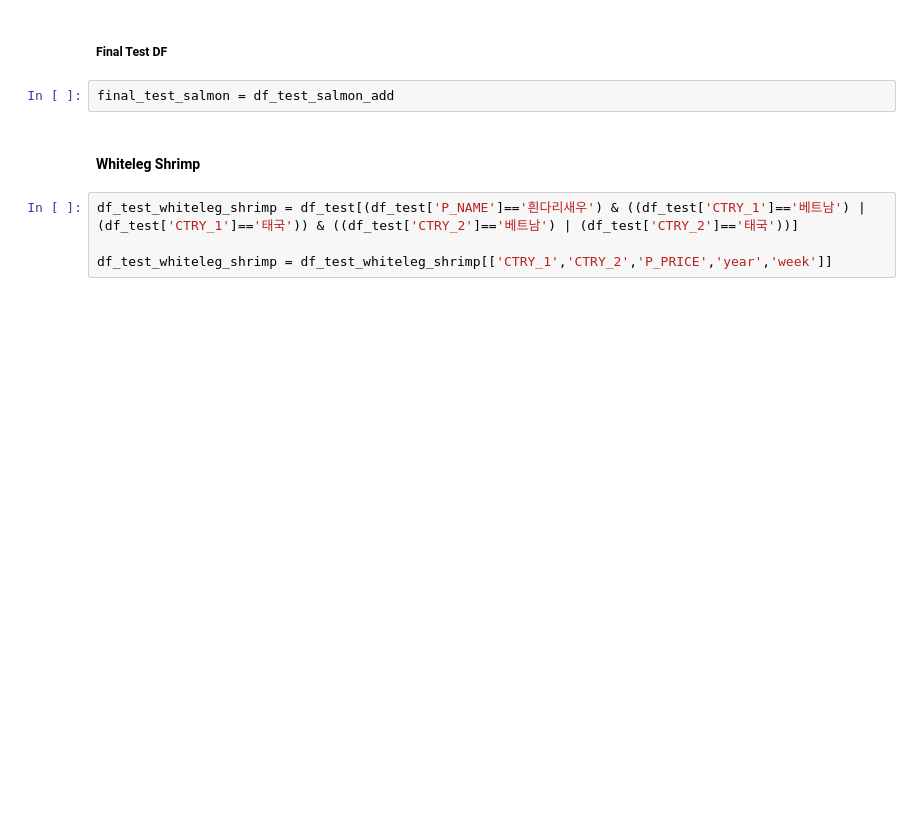
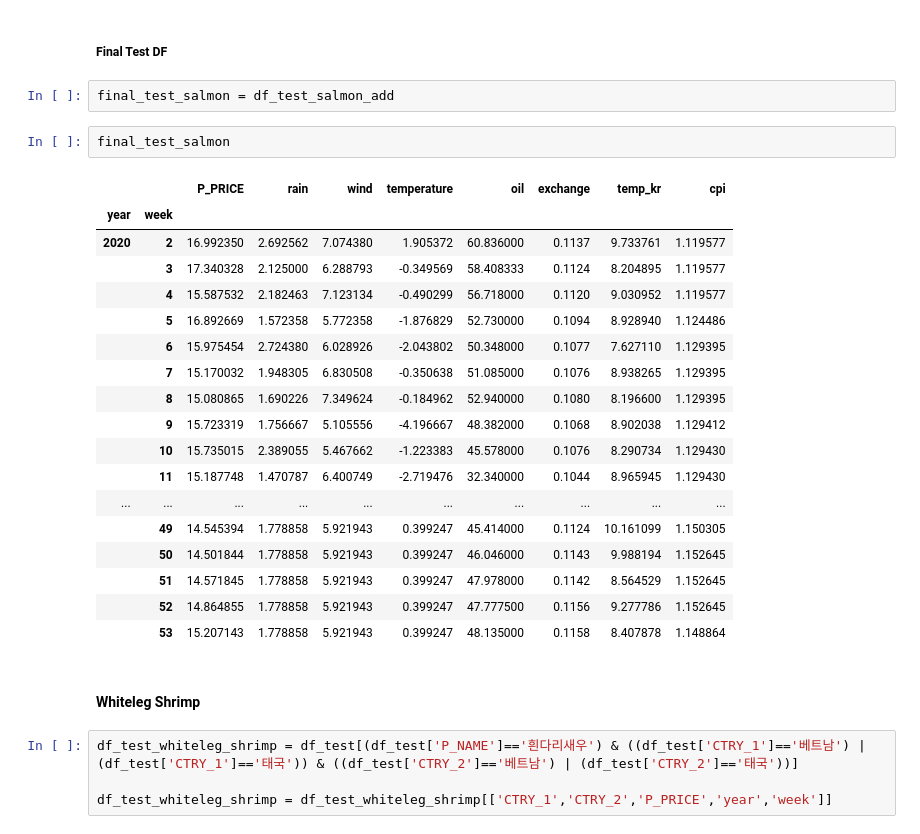
Before and after one commit to Yeony54/Project_Seafood_Import_Price_Prediction, a Jupyter notebook: 어종별 모델 최적화 및 최종 모델 구현.ipynb, the cells around one changed output. Drawn from its saved outputs; the diff is of its cells as text; blank space fills up the shorter version.

```diff
--- a/어종별 모델 최적화 및 최종 모델 구현.ipynb
+++ b/어종별 모델 최적화 및 최종 모델 구현.ipynb
@@ -810,6 +1041,27 @@ df_test_salmon_add.drop(columns=['temperature_kr', 'cpi_fish', 'water_temp_kr','
 ##### Final Test DF
 # %%
 final_test_salmon = df_test_salmon_add
+# %%
+final_test_salmon
+# %% [output]
+|  |  | P_PRICE | rain | wind | temperature | oil | exchange | temp_kr | cpi |
+| year | week |  |  |  |  |  |  |  |  |
+| 2020 | 2 | 16.992350 | 2.692562 | 7.074380 | 1.905372 | 60.836000 | 0.1137 | 9.733761 | 1.119577 |
+|  | 3 | 17.340328 | 2.125000 | 6.288793 | -0.349569 | 58.408333 | 0.1124 | 8.204895 | 1.119577 |
+|  | 4 | 15.587532 | 2.182463 | 7.123134 | -0.490299 | 56.718000 | 0.1120 | 9.030952 | 1.119577 |
+|  | 5 | 16.892669 | 1.572358 | 5.772358 | -1.876829 | 52.730000 | 0.1094 | 8.928940 | 1.124486 |
+|  | 6 | 15.975454 | 2.724380 | 6.028926 | -2.043802 | 50.348000 | 0.1077 | 7.627110 | 1.129395 |
+|  | 7 | 15.170032 | 1.948305 | 6.830508 | -0.350638 | 51.085000 | 0.1076 | 8.938265 | 1.129395 |
+|  | 8 | 15.080865 | 1.690226 | 7.349624 | -0.184962 | 52.940000 | 0.1080 | 8.196600 | 1.129395 |
+|  | 9 | 15.723319 | 1.756667 | 5.105556 | -4.196667 | 48.382000 | 0.1068 | 8.902038 | 1.129412 |
+|  | 10 | 15.735015 | 2.389055 | 5.467662 | -1.223383 | 45.578000 | 0.1076 | 8.290734 | 1.129430 |
+|  | 11 | 15.187748 | 1.470787 | 6.400749 | -2.719476 | 32.340000 | 0.1044 | 8.965945 | 1.129430 |
+| ... | ... | ... | ... | ... | ... | ... | ... | ... | ... |
+|  | 49 | 14.545394 | 1.778858 | 5.921943 | 0.399247 | 45.414000 | 0.1124 | 10.161099 | 1.150305 |
+|  | 50 | 14.501844 | 1.778858 | 5.921943 | 0.399247 | 46.046000 | 0.1143 | 9.988194 | 1.152645 |
+|  | 51 | 14.571845 | 1.778858 | 5.921943 | 0.399247 | 47.978000 | 0.1142 | 8.564529 | 1.152645 |
+|  | 52 | 14.864855 | 1.778858 | 5.921943 | 0.399247 | 47.777500 | 0.1156 | 9.277786 | 1.152645 |
+|  | 53 | 15.207143 | 1.778858 | 5.921943 | 0.399247 | 48.135000 | 0.1158 | 8.407878 | 1.148864 |
 # %% [markdown]
 #### Whiteleg Shrimp
 # %%
```
Also changed, not shown: parts of 45 cells of this notebook.
